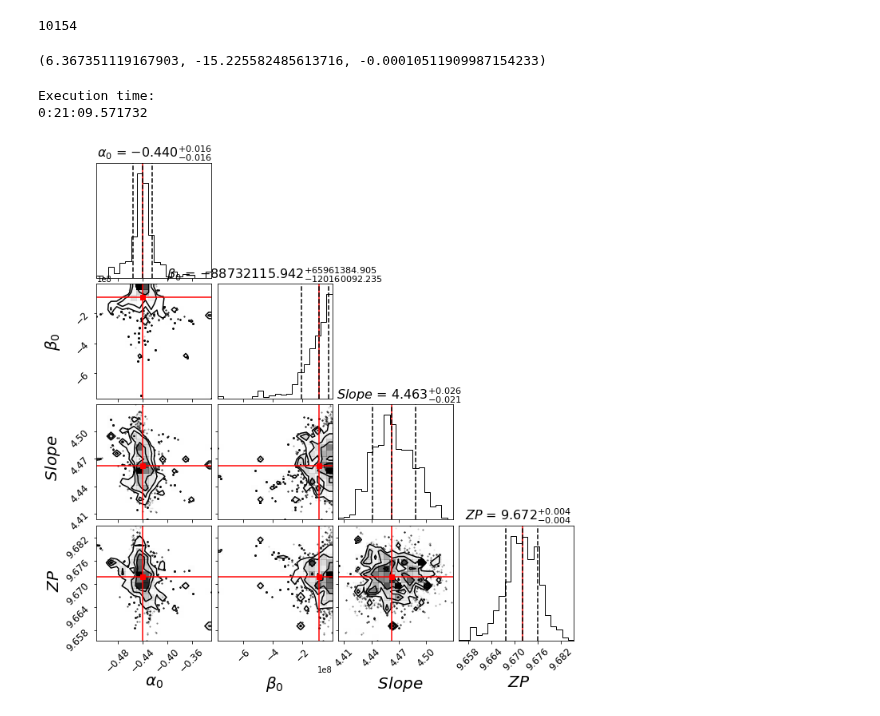
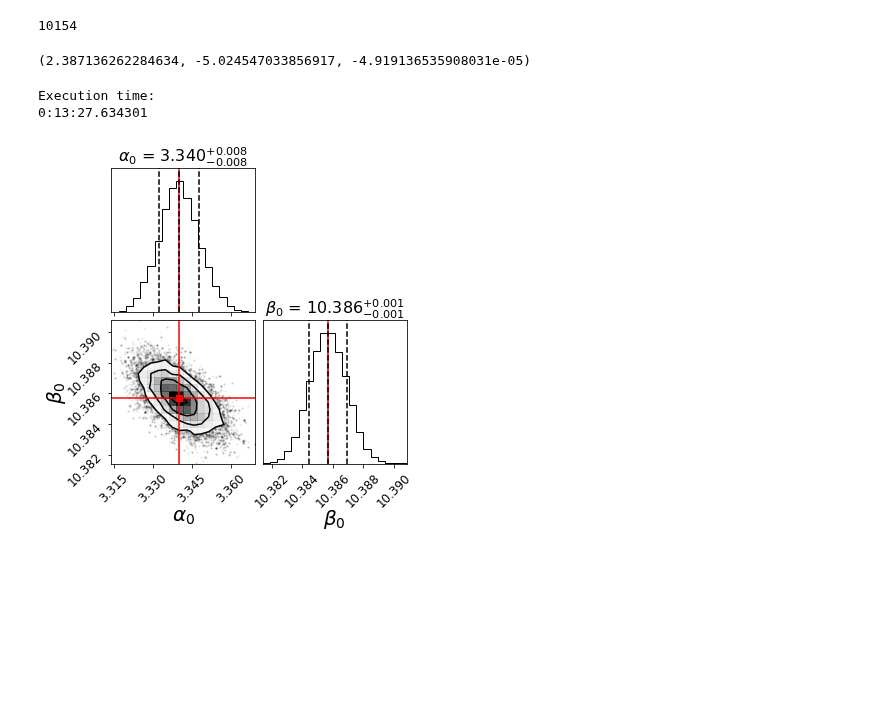
Before and after one commit to ekourkchi/test_TFRcatal, a Jupyter notebook: fit_MLratio.ipynb, the cells around one changed output. Cells and saved outputs as stored; diff of their text form; code cells hidden in the pictures; blank space fills up the shorter version.

```diff
--- a/fit_MLratio.ipynb
+++ b/fit_MLratio.ipynb
@@ -234,8 +234,9 @@ def linear_m(x, m):
 # %%
 # alfa = 0.436
 # beta = 1.577
-def malmquister(df, alfa, beta):
-    df['logMs_w1'] = beta + alfa*df.P0_w2 - 0.4*df['M1_75']
+def malmquister(df):
+#     df['logMs_w1'] = beta + alfa*df.P0_w2 - 0.4*df['M1_75']
+    df['logMs_w1'] = 2.152 - 0.4*df['M1_75']
     df['Ms_w1'] = 10**df.logMs_w1
     df["logMs_av"] = df["logMs_w1"]
 
@@ -262,22 +263,22 @@ def malmquister(df, alfa, beta):
 
     return m, b, mc
 # %%
-malmquister(df, 0.436, 1.577)
+malmquister(df)
 # (2.3864461031893835, -5.115425138587878, -5.515999981217281e-05)
 # %% [output]
-(6.367351119167903, -15.225582485613716, -0.00010511909987154233)
+(2.387136262284634, -5.024547033856917, -4.919136535908031e-05)
 # %%
 def HI_corrector(mc, V3k):
     return mc*V3k
 # %%
 def Chi2(theta):
 
-    alpha = theta[0]
-    beta = theta[1]
-    slope = theta[2]
-    zp = theta[3]
+#     alpha = theta[0]
+#     beta = theta[1]
+    slope = theta[0]
+    zp = theta[1]
 
-    m, b, mc = malmquister(df, alpha, beta)
+    m, b, mc = malmquister(df)
 
     ###########################################################
     df['Mb'] = df.Ms_w1 + 1.33*(10**(np.log10(df.Mass_HI)+HI_corrector(mc, df.V3k.values)))
@@ -306,9 +307,10 @@ def lnlike(theta):
 
 def lnprior(theta):
 
-#     if theta[1]>0.5 and theta[1]<1.5:
-    if theta[2]>0 and theta[2]<10:   # slope
-            if theta[3]>0 and theta[3]<20: # zp
+#     if theta[0]<0:
+#         return -np.inf
+    if theta[0]>0 and theta[0]<10:   # slope
+            if theta[1]>0 and theta[1]<20: # zp
                 return 0
 
     return -np.inf
@@ -324,7 +326,7 @@ def lnprob(theta):
 t1 =  datetime.now()
 ###########################################
 
-ndim, nwalkers = 4, 24
+ndim, nwalkers = 2, 24
 
 p0 = [np.random.randn(ndim) for i in range(nwalkers)]
 
@@ -339,7 +341,7 @@ print("Execution time:")
 print(t2-t1)
 # %% [output]
 Execution time:
-0:21:09.571732
+0:13:27.634301
 # %%
 
 
@@ -347,8 +349,8 @@ samples = sampler.chain[:, 1000:, :].reshape((-1, ndim))
 
 samples_ = samples
 
-# samples_ = samples_[np.where(samples_[:,0]>0)]
-
+samples_ = samples_[np.where(samples_[:,0]>0.03)]
+samples_ = samples_[np.where(samples_[:,1]>2.2)]
 # samples_ = samples_[np.where(samples_[:,1]>-1)]
 # samples_ = samples_[np.where(samples_[:,2]>4)]
 # samples_ = samples_[np.where(samples_[:,3]<12)]
@@ -359,31 +361,31 @@ samples_ = samples
 theta = map(lambda v: (v[1], v[2]-v[1], v[1]-v[0]),
                             zip(*np.percentile(samples_,
                             [16, 50, 84],
                             axis=0)))
 
 labels = [r"$\alpha_0$", r"$\beta_0$", r"$\/\/\/\/Slope$", r"$\/\/ZP$"]
 # labels = [r"$\alpha_0$", r"$\/\/\/\/Slope$", r"$\/\/ZP$"]
 
 truths=[t[0] for t in theta]
 fig = corner.corner(samples_, truth_color='r', labels=labels,
                     truths=truths,
                     quantiles=[0.16, 0.5, 0.84],
                     show_titles=True,
                     title_kwargs={"fontsize": 16},
                     title_fmt=".3f")
 
 
 for ax in fig.get_axes():
     ax.tick_params(axis='both', labelsize=12)
 
     lbl = ax.xaxis.get_label()
     lbl.set_fontsize(20)
     txt = lbl.get_text().strip()
     lbl.set_text(txt)
     lbl.set_linespacing(20)
     lbl = ax.yaxis.get_label()
     lbl.set_fontsize(20)
     txt = lbl.get_text().strip()
     lbl.set_text(txt)
 # %% [output]
-[figure, old version]
+[figure, new version]
```
Also changed, not shown: 5 other files.
